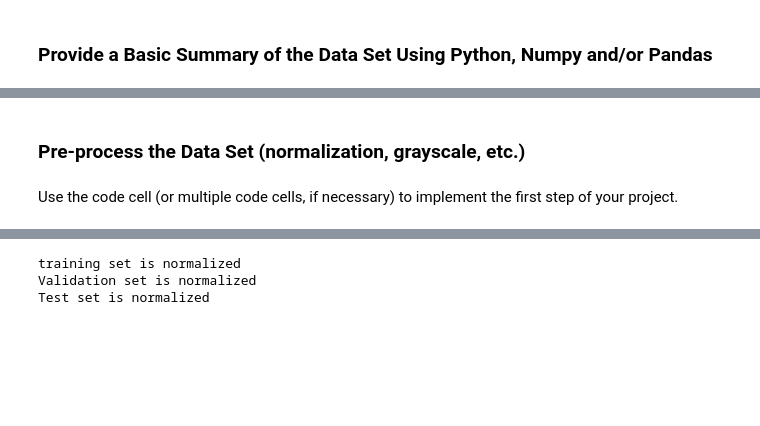
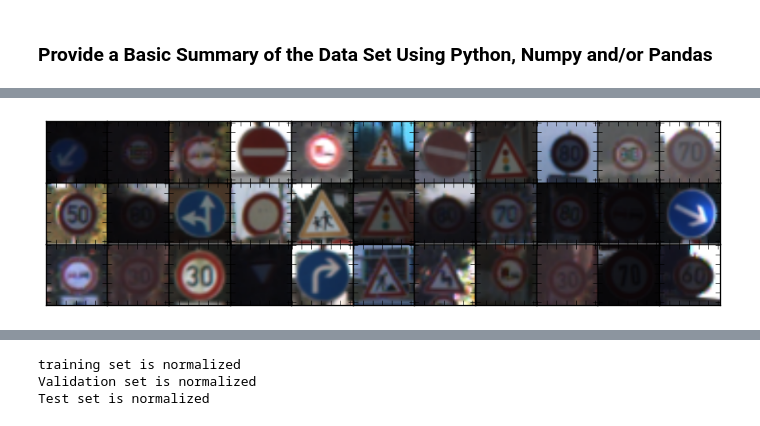
Before and after one commit to hayoung-kim/Perception-for-Self-driving, a Jupyter notebook: Traffic-Sign-Classifier/Traffic_Sign_Classifier.ipynb, the cells around one changed output, grey strips where cells are left out. Drawn from its saved outputs; the diff is of its cells as text; code cells hidden in the pictures; blank space fills up the shorter version.

```diff
--- a/Traffic-Sign-Classifier/Traffic_Sign_Classifier.ipynb
+++ b/Traffic-Sign-Classifier/Traffic_Sign_Classifier.ipynb
@@ -100,21 +81,18 @@ Number of testing examples = 12630
 Image data shape = (32, 32, 3)
 Number of classes = 43
 # %%
-import matplotlib.pyplot as plt
+def show_dataset_summary(pickle_dict):
+    X, y = pickle_dict['features'], pickle_dict['labels']
+    n_classes = np.max(y_train) - np.min(y_train) + 1
+    n_data_of_classes = np.zeros((n_classes,))
+    for i in range(n_classes):
+        n_data_of_classes[i] = len(y[y == i])
 
-n_data_of_classes = np.zeros((n_classes,))
-for i in range(n_classes):
-    n_data_of_classes[i] = len(y_train[y_train == i])
-#     print('Number of training example for class %d = %d'
-#           %(i, len(y_train[y_train == i])))
-# print(n_data_of_classes)
+    classes_num = [i for i in range(n_classes)]
 
-classes_num = [i for i in range(43)]
-
-plt.bar(classes_num, n_data_of_classes, align="center", alpha=.5 )
-plt.title('number of augmented training data for each class')
-plt.xlabel('classes')
-plt.ylabel('#')
-plt.xlim([0-.5, classes_num[-1]+.5])
-# plt.savefig('data_distribution_augmented.png')
-plt.show()
+    plt.figure()
+    plt.bar(classes_num, n_data_of_classes, align="center", alpha=.5 )
+    plt.xlabel('classes')
+    plt.ylabel('#')
+    plt.xlim([0-.5, classes_num[-1]+.5])
+    plt.show()
@@ -172,4 +98,0 @@ Here is an example of a [published baseline model on this problem](http://yann.l
-# %% [markdown]
-### Pre-process the Data Set (normalization, grayscale, etc.)
-# %% [markdown]
-Use the code cell (or multiple code cells, if necessary) to implement the first step of your project.
@@ -180,0 +114,6 @@ use_augmented_training_set = True
+# %%
+ind_ = np.random.randint(n_train, size=33)
+fig = plot_test_images(X_train[ind_, :, :, :], nc=11, nr=3)
+plt.savefig('./images/data_example.png')
+# %% [output]
+[figure, added]
```
Also changed, not shown: parts of 50 cells of this notebook, 2 other files.
